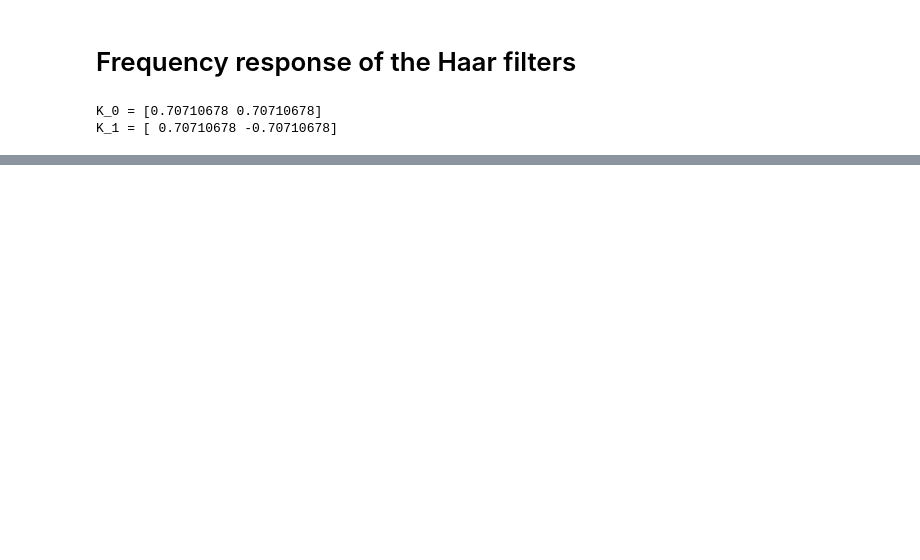
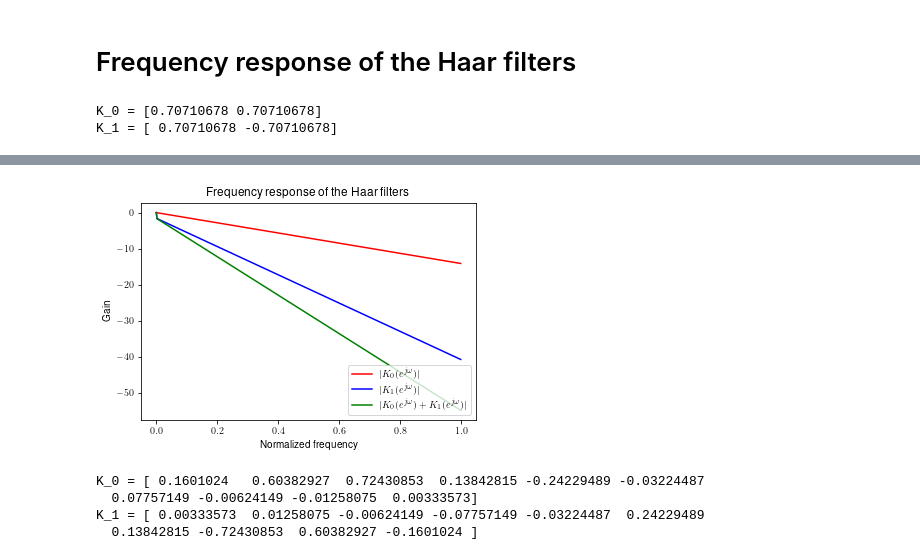
Before and after one commit to Sistemas-Multimedia/Sistemas-Multimedia.github.io, a Jupyter notebook: study_guide/DWT/Haar.ipynb, the cells around one changed output, grey strips where cells are left out. Cells and saved outputs as stored; diff of their text form; code cells hidden in the pictures; blank space fills up the shorter version.

```diff
--- a/study_guide/DWT/Haar.ipynb
+++ b/study_guide/DWT/Haar.ipynb
@@ -30,0 +53,29 @@ w1, wavelet_function = signal.freqz(K_1)
+# %%
+angles_sf = np.unwrap(np.angle(scaling_function))
+angles_wf = np.unwrap(np.angle(wavelet_function))
+# %%
+#pylab.plot(w0/math.pi, 20 * np.log10(abs(scaling_function)), 'r', label="$|K_0(e^{j\omega})|$ (scaling func. $\phi$)")
+pylab.plot(w0/math.pi, angles_sf, 'r', label="$|K_0(e^{j\omega})|$")
+#pylab.plot(w1/math.pi, 20 * np.log10(abs(wavelet_function)), 'b', label="$|K_1(e^{j\omega})|$ (wavelet func. $\psi$)")
+pylab.plot(w1/math.pi, angles_wf, 'b', label="$|K_1(e^{j\omega})|$")
+pylab.plot(w0/math.pi, angles_sf + angles_wf, 'g', label="$|K_0(e^{j\omega})+K_1(e^{j\omega})|$")
+pylab.legend(loc='lower right')
+pylab.title("Frequency response of the Haar filters")
+pylab.xlabel("Normalized frequency")
+pylab.ylabel("Gain")
+pylab.savefig("haar_filters_response.svg")
+pylab.savefig("haar_filters_response.pdf")
+pylab.show()
+# %% [output]
+[figure, added]
+# %%
+# http://wavelets.pybytes.com/wavelet/db5/
+K_0 = get_filter("db5", 2, 10)
+K_1 = get_filter("db5", 7, 10)
+print("K_0 =", K_0)
+print("K_1 =", K_1)
+# %% [output]
+K_0 = [ 0.1601024   0.60382927  0.72430853  0.13842815 -0.24229489 -0.03224487
+  0.07757149 -0.00624149 -0.01258075  0.00333573]
+K_1 = [ 0.00333573  0.01258075 -0.00624149 -0.07757149 -0.03224487  0.24229489
+  0.13842815 -0.72430853  0.60382927 -0.1601024 ]
```
Also changed, not shown: parts of 10 cells of this notebook, 3 other files.
